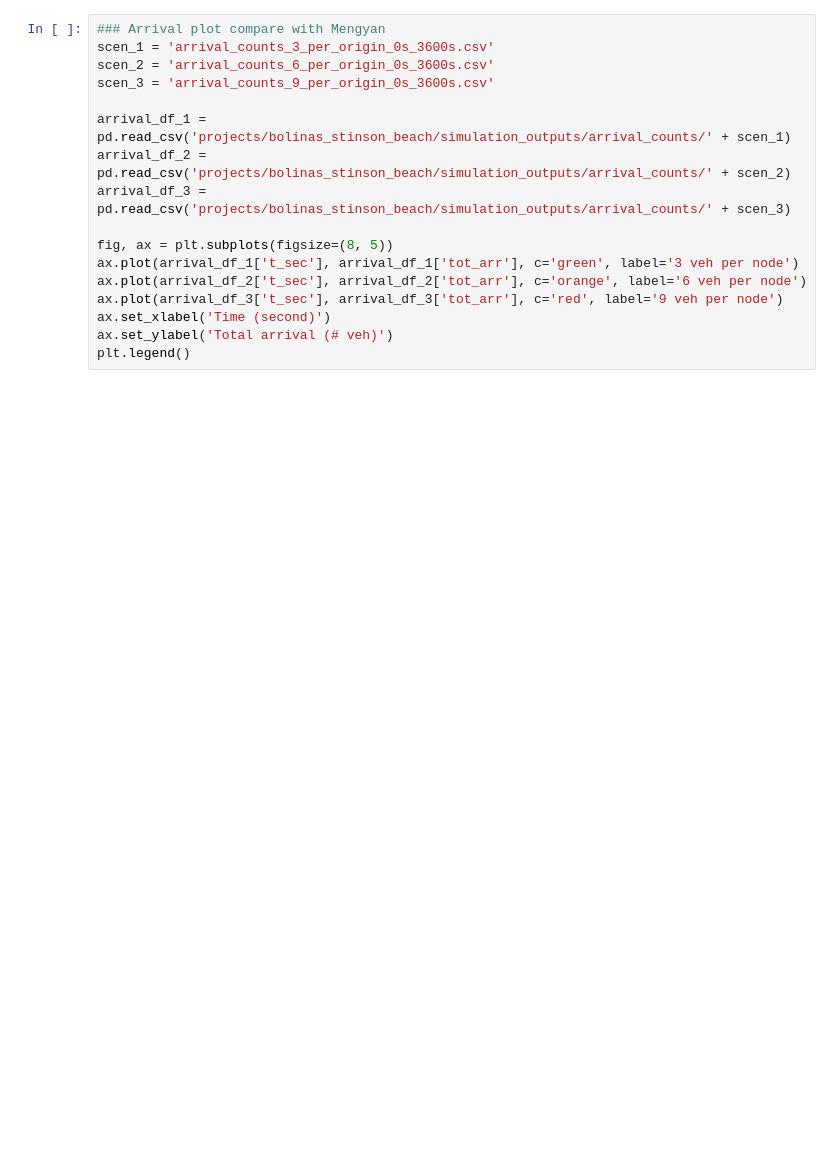
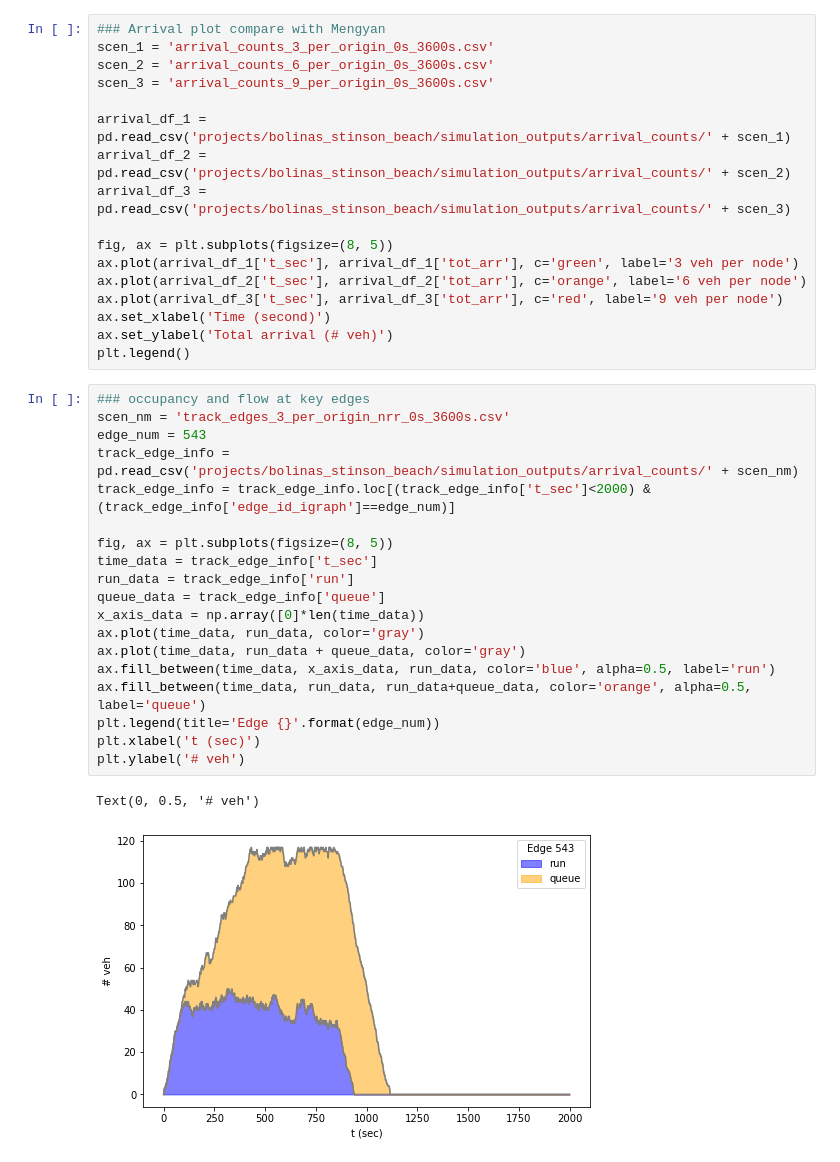
Before and after one commit to cb-cities/spatial_queue, a Jupyter notebook: visualizations.ipynb, the cells around one changed output. Cells and saved outputs as stored; diff of their text form; blank space fills up the shorter version.

```diff
--- a/visualizations.ipynb
+++ b/visualizations.ipynb
@@ -101,3 +101,25 @@ ax.plot(arrival_df_3['t_sec'], arrival_df_3['tot_arr'], c='red', label='9 veh pe
 ax.set_xlabel('Time (second)')
 ax.set_ylabel('Total arrival (# veh)')
 plt.legend()
+# %%
+### occupancy and flow at key edges
+scen_nm = 'track_edges_3_per_origin_nrr_0s_3600s.csv'
+edge_num = 543
+track_edge_info = pd.read_csv('projects/bolinas_stinson_beach/simulation_outputs/arrival_counts/' + scen_nm)
+track_edge_info = track_edge_info.loc[(track_edge_info['t_sec']<2000) & (track_edge_info['edge_id_igraph']==edge_num)]
+
+fig, ax = plt.subplots(figsize=(8, 5))
+time_data = track_edge_info['t_sec']
+run_data = track_edge_info['run']
+queue_data = track_edge_info['queue']
+x_axis_data = np.array([0]*len(time_data))
+ax.plot(time_data, run_data, color='gray')
+ax.plot(time_data, run_data + queue_data, color='gray')
+ax.fill_between(time_data, x_axis_data, run_data, color='blue', alpha=0.5, label='run')
+ax.fill_between(time_data, run_data, run_data+queue_data, color='orange', alpha=0.5, label='queue')
+plt.legend(title='Edge {}'.format(edge_num))
+plt.xlabel('t (sec)')
+plt.ylabel('# veh')
+# %% [output]
+Text(0, 0.5, '# veh')
+[figure, added]
```
Also changed, not shown: 3 other files.
